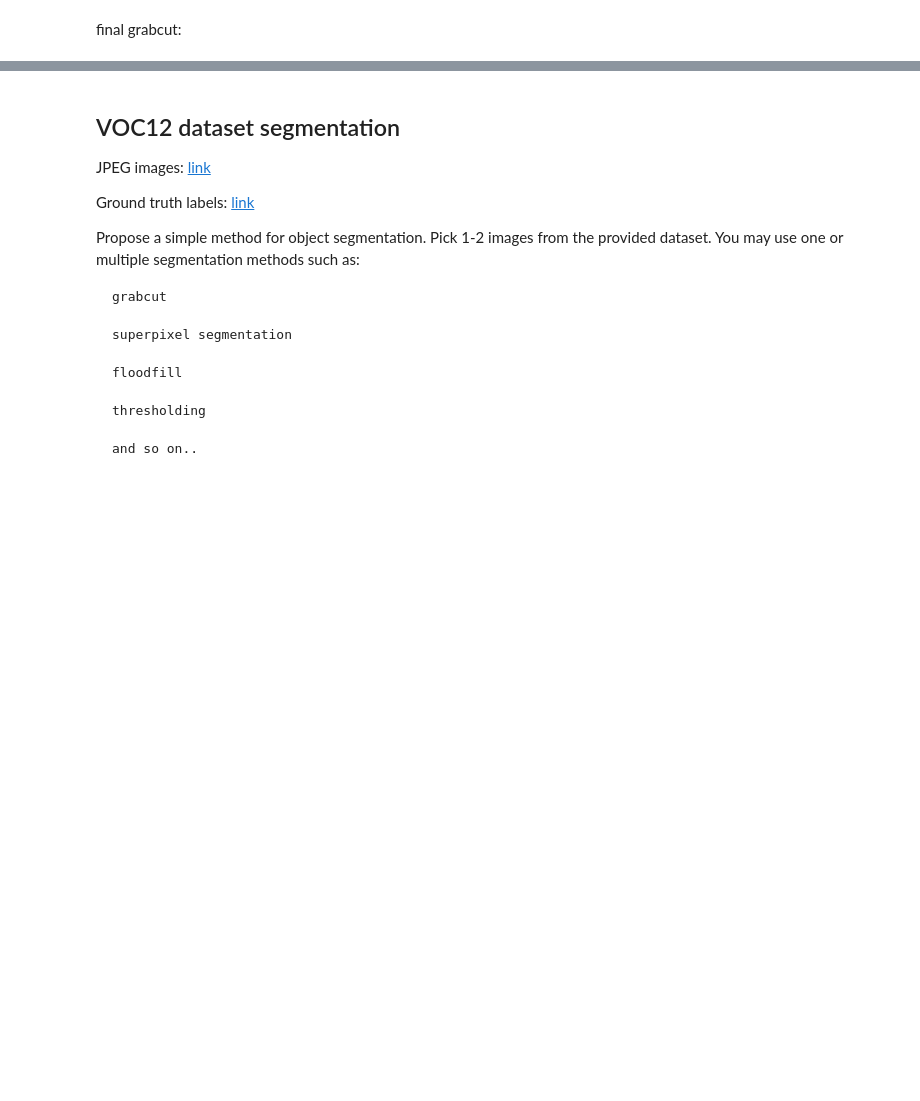
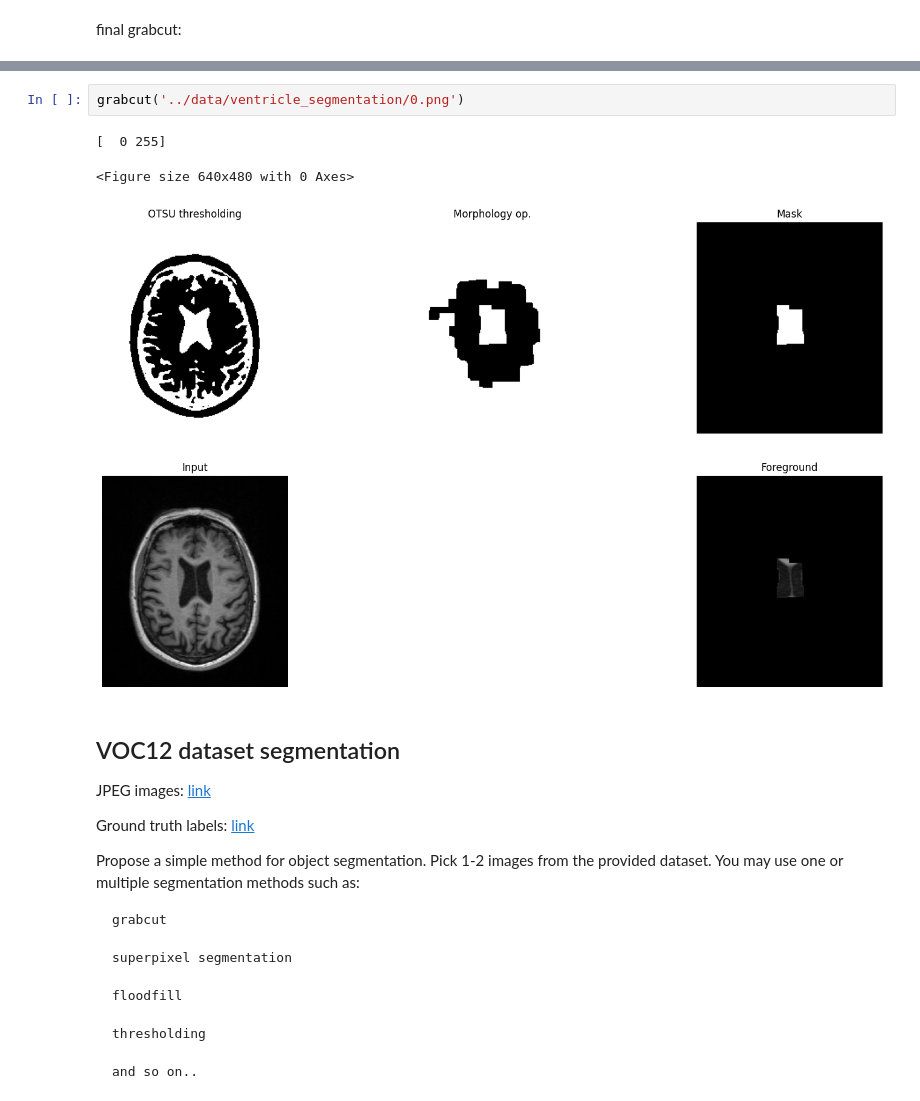
Before and after one commit to Matovic/optical-flow-motion-tracking-segmentation, a Jupyter notebook: src/zadanie3.ipynb, the cells around one changed output, grey strips where cells are left out. Saved outputs shown, nothing was run; the diff lists cells and outputs as text; blank space fills up the shorter version.

Commit message:
Experiment with segmentation

```diff
--- a/src/zadanie3.ipynb
+++ b/src/zadanie3.ipynb
@@ -809,3 +835,9 @@ cv2.destroyAllWindows()
+# %%
+grabcut('../data/ventricle_segmentation/0.png')
+# %% [output]
+[  0 255]
+<Figure size 640x480 with 0 Axes>
+[figure, added]
 # %% [markdown]
 ## VOC12 dataset segmentation
 
```
Also changed, not shown: parts of 10 cells of this notebook.
